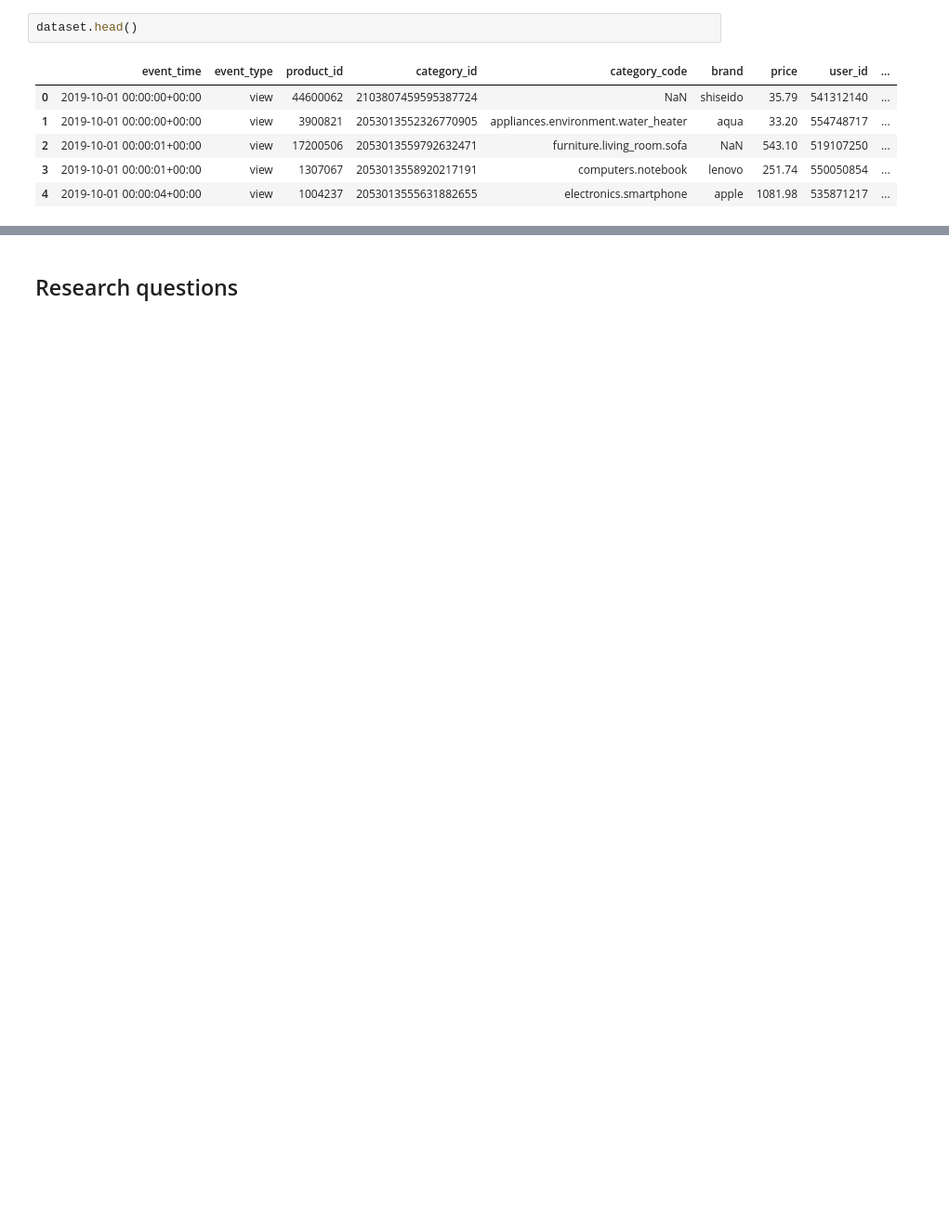
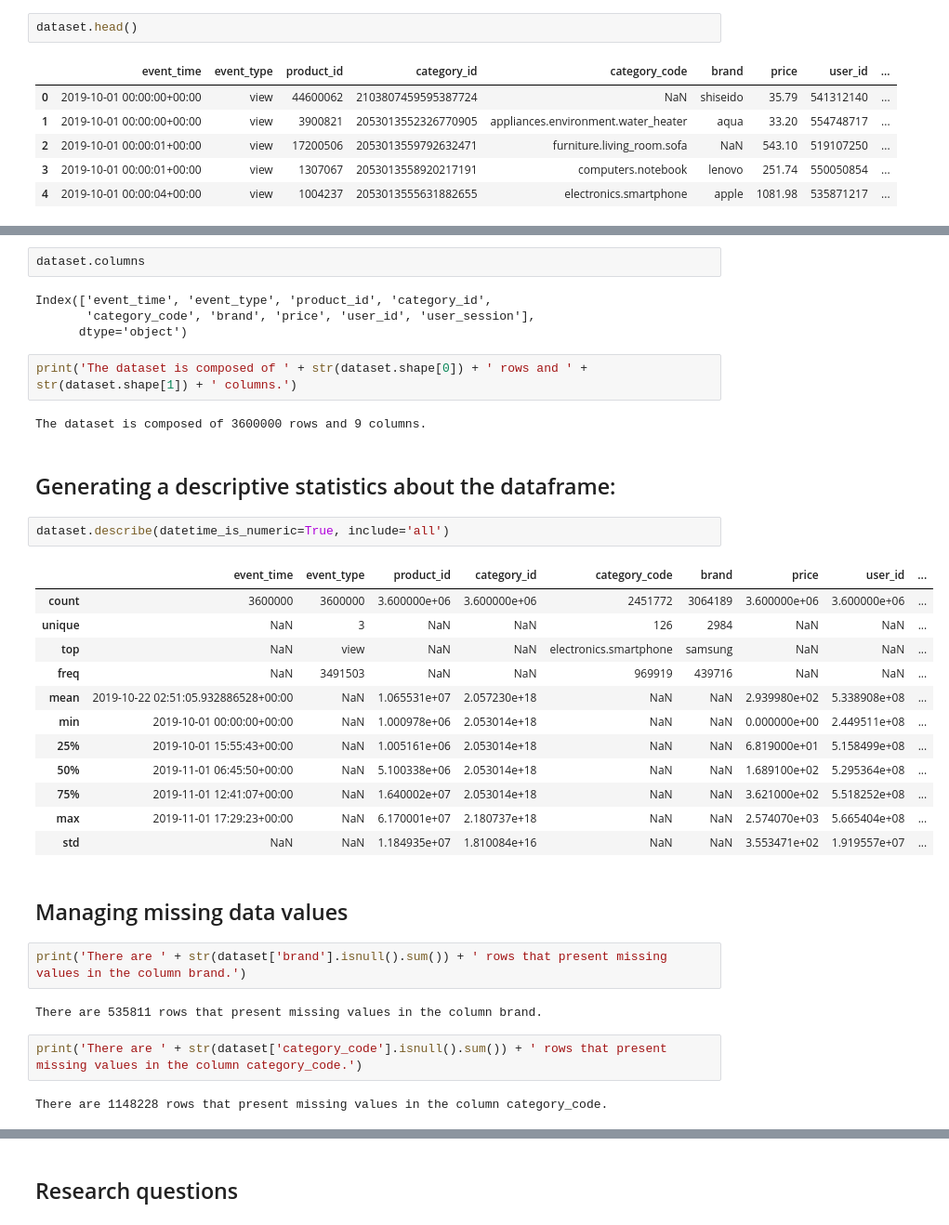
Before and after one commit to freebirdT/ADM_homework2, a Jupyter notebook: main.ipynb, the cells around one changed output, grey strips where cells are left out. Shown: that part at 93% size. Saved outputs shown, nothing was run; the diff lists cells and outputs as text; blank space fills up the shorter version.

```diff
--- a/main.ipynb
+++ b/main.ipynb
@@ -47,0 +113,37 @@ dataset.head()
+# %%
+dataset.columns
+# %% [output]
+Index(['event_time', 'event_type', 'product_id', 'category_id',
+       'category_code', 'brand', 'price', 'user_id', 'user_session'],
+      dtype='object')
+# %%
+print('The dataset is composed of ' + str(dataset.shape[0]) + ' rows and ' + str(dataset.shape[1]) + ' columns.')
+# %% [output]
+The dataset is composed of 3600000 rows and 9 columns.
+# %% [markdown]
+## Generating a descriptive statistics about the dataframe:
+# %%
+dataset.describe(datetime_is_numeric=True, include='all')
+# %% [output]
+|  | event_time | event_type | product_id | category_id | category_code | brand | price | user_id | ... |
+| count | 3600000 | 3600000 | 3.600000e+06 | 3.600000e+06 | 2451772 | 3064189 | 3.600000e+06 | 3.600000e+06 | ... |
+| unique | NaN | 3 | NaN | NaN | 126 | 2984 | NaN | NaN | ... |
+| top | NaN | view | NaN | NaN | electronics.smartphone | samsung | NaN | NaN | ... |
+| freq | NaN | 3491503 | NaN | NaN | 969919 | 439716 | NaN | NaN | ... |
+| mean | 2019-10-22 02:51:05.932886528+00:00 | NaN | 1.065531e+07 | 2.057230e+18 | NaN | NaN | 2.939980e+02 | 5.338908e+08 | ... |
+| min | 2019-10-01 00:00:00+00:00 | NaN | 1.000978e+06 | 2.053014e+18 | NaN | NaN | 0.000000e+00 | 2.449511e+08 | ... |
+| 25% | 2019-10-01 15:55:43+00:00 | NaN | 1.005161e+06 | 2.053014e+18 | NaN | NaN | 6.819000e+01 | 5.158499e+08 | ... |
+| 50% | 2019-11-01 06:45:50+00:00 | NaN | 5.100338e+06 | 2.053014e+18 | NaN | NaN | 1.689100e+02 | 5.295364e+08 | ... |
+| 75% | 2019-11-01 12:41:07+00:00 | NaN | 1.640002e+07 | 2.053014e+18 | NaN | NaN | 3.621000e+02 | 5.518252e+08 | ... |
+| max | 2019-11-01 17:29:23+00:00 | NaN | 6.170001e+07 | 2.180737e+18 | NaN | NaN | 2.574070e+03 | 5.665404e+08 | ... |
+| std | NaN | NaN | 1.184935e+07 | 1.810084e+16 | NaN | NaN | 3.553471e+02 | 1.919557e+07 | ... |
+# %% [markdown]
+## Managing missing data values
+# %%
+print('There are ' + str(dataset['brand'].isnull().sum()) + ' rows that present missing values in the column brand.')
+# %% [output]
+There are 535811 rows that present missing values in the column brand.
+# %%
+print('There are ' + str(dataset['category_code'].isnull().sum()) + ' rows that present missing values in the column category_code.')
+# %% [output]
+There are 1148228 rows that present missing values in the column category_code.
```
Also changed, not shown: parts of 19 cells of this notebook.
